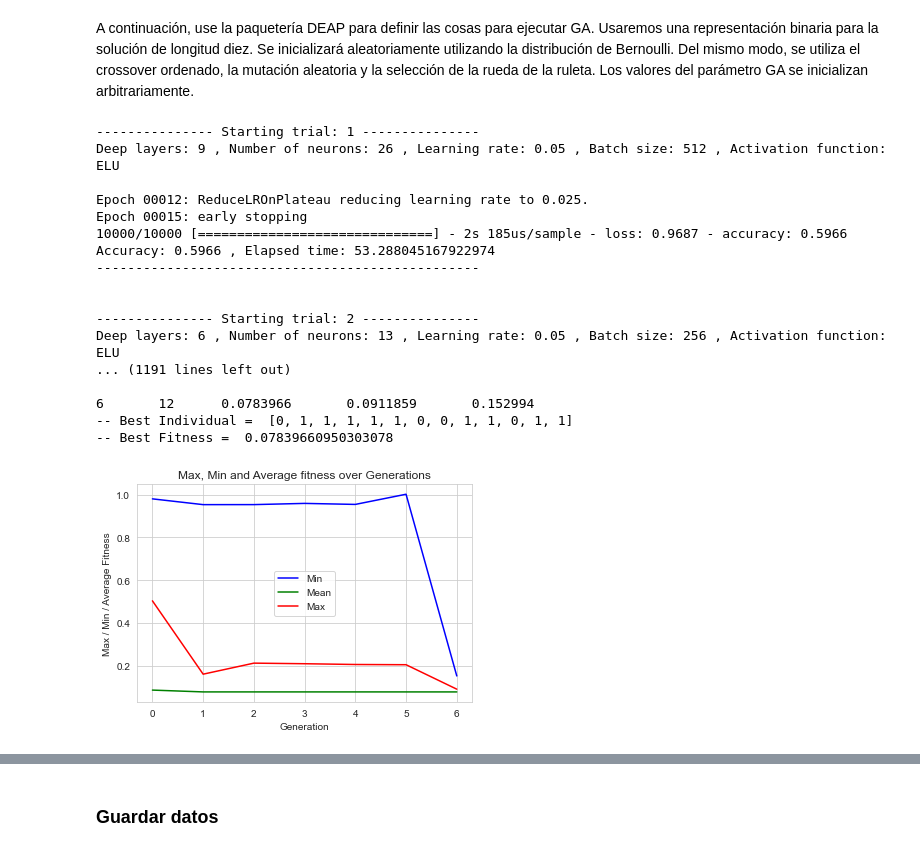
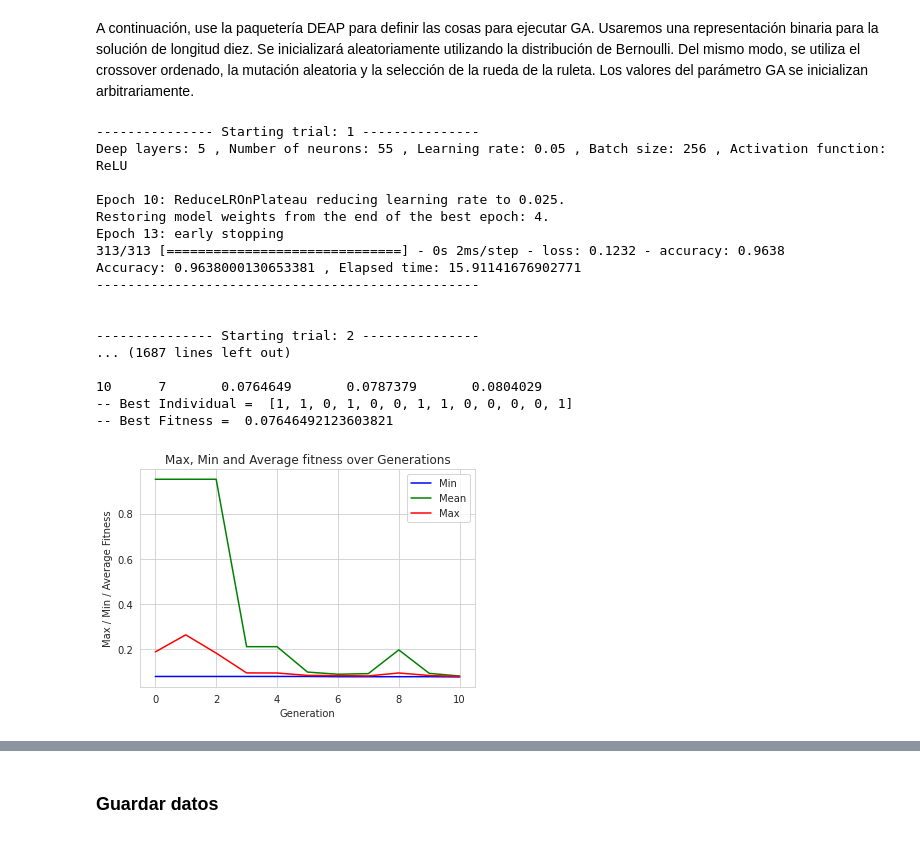
Before and after one commit to igomezv/nnogada, a Jupyter notebook: Stellar_Classifier.ipynb, the cells around one changed output, grey strips where cells are left out. Saved outputs shown, nothing was run; the diff lists cells and outputs as text; code cells hidden in the pictures.

```diff
--- a/Stellar_Classifier.ipynb
+++ b/Stellar_Classifier.ipynb
@@ -34,7 +40,8 @@ scaler = StandardScaler()
 # %% [markdown]
 ### Conjunto de datos: SDSS DR17
 # %%
-data = pd.read_csv('./SDSS/star_classification.csv')
+url = "https://raw.githubusercontent.com/igomezv/neurapprox/main/SDSS/star_classification.csv"
+data = pd.read_csv(url)
 cols = ['alpha','delta','u','g','r','i','z','redshift','class']
 data = data[cols]
 data.head()
@@ -97,15 +104,16 @@ SC_ACTIVATION = [f1, f2, f3, f4]                                      # Activati
 
 my_callbacks = [keras.callbacks.EarlyStopping(
                                monitor='val_loss', mode='min',
-                               min_delta=0.0001,
-                               patience=11,
+                               min_delta=0,
+                               patience=9,
                                verbose=1,
-                               baseline=0.15, restore_best_weights=0),
+                            #    baseline=0,
+                               restore_best_weights=1),
 #                 keras.callbacks.TensorBoard(
 #                                log_dir='./logs'),
                 keras.callbacks.ReduceLROnPlateau(
                                monitor='val_loss', factor=0.5,
-                               patience=8, min_lr=0.00001,
+                               patience=6, min_lr=0,
                                verbose=1)]
 
 epochs = 175
@@ -138,7 +146,7 @@ ratio_val_adjusted = ratio_val / ratio_remaining
 X_train, X_val, Y_train, Y_val = split(x_, y_, test_size=ratio_val_adjusted, random_state=0)
 
 # Normalize and scale the input sets.
-X       = scaler.fit(X)
+scaler.fit(X)
 X_train = scaler.transform(X_train)
 X_test  = scaler.transform(X_test)
 X_val   = scaler.transform(X_val)
@@ -258,33 +328,33 @@ def geneticAlgorithm_with_elitism(population_size, max_generations, gene_length,
     best_population = tools.selBest(population,k = k)
     return best_population
 # %%
-population_size = 15   # max of individuals per generation
-max_generations = 6    # number of generations
+population_size = 10   # max of individuals per generation
+max_generations = 10   # number of generations
 gene_length = 13       # lenght of the gene, depends on how many hiperparameters are tested
 k = 5;                 # num. of finalist individuals
 
 if __name__ == "__main__":
     t = time.time();
     datos = [];
     ss = [i for i in range(1,population_size*(max_generations+1))]
     best_population = geneticAlgorithm_with_elitism(population_size, max_generations, gene_length, k)
     print("Total elapsed time:", (time.time()-t)/60, "minutes")
 # %% [output]
 --------------- Starting trial: 1 ---------------
-Deep layers: 9 , Number of neurons: 26 , Learning rate: 0.05 , Batch size: 512 , Activation function: ELU
+Deep layers: 5 , Number of neurons: 55 , Learning rate: 0.05 , Batch size: 256 , Activation function: ReLU
 
-Epoch 00012: ReduceLROnPlateau reducing learning rate to 0.025.
-Epoch 00015: early stopping
-10000/10000 [==============================] - 2s 185us/sample - loss: 0.9687 - accuracy: 0.5966
-Accuracy: 0.5966 , Elapsed time: 53.288045167922974
+Epoch 10: ReduceLROnPlateau reducing learning rate to 0.025.
+Restoring model weights from the end of the best epoch: 4.
+Epoch 13: early stopping
+313/313 [==============================] - 0s 2ms/step - loss: 0.1232 - accuracy: 0.9638
+Accuracy: 0.9638000130653381 , Elapsed time: 15.91141676902771
 -------------------------------------------------
 
 
 --------------- Starting trial: 2 ---------------
-Deep layers: 6 , Number of neurons: 13 , Learning rate: 0.05 , Batch size: 256 , Activation function: ELU
-... (1191 lines left out)
+... (1687 lines left out)
 
-6       12      0.0783966       0.0911859       0.152994
--- Best Individual =  [0, 1, 1, 1, 1, 1, 0, 0, 1, 1, 0, 1, 1]
--- Best Fitness =  0.07839660950303078
+10      7       0.0764649       0.0787379       0.0804029
+-- Best Individual =  [1, 1, 0, 1, 0, 0, 1, 1, 0, 0, 0, 0, 1]
+-- Best Fitness =  0.07646492123603821
-[figure, old version]
+[figure, new version]
```
Also changed, not shown: parts of 19 cells of this notebook.
